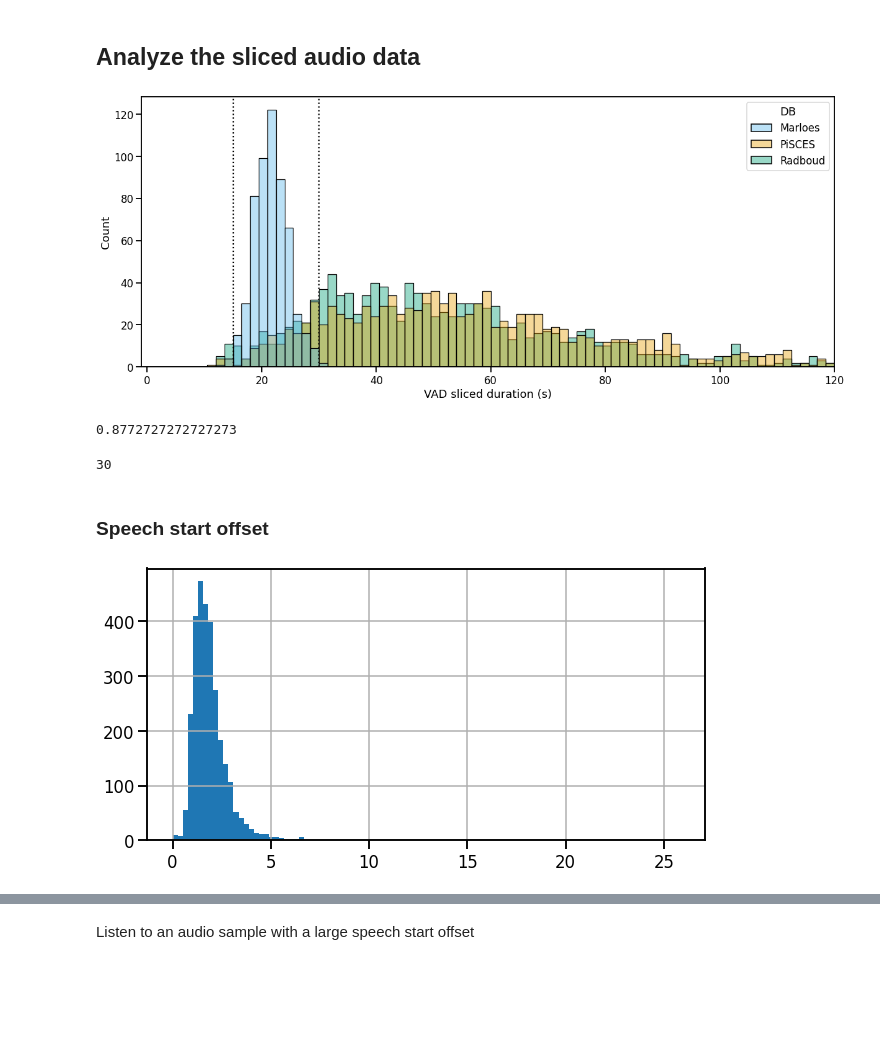
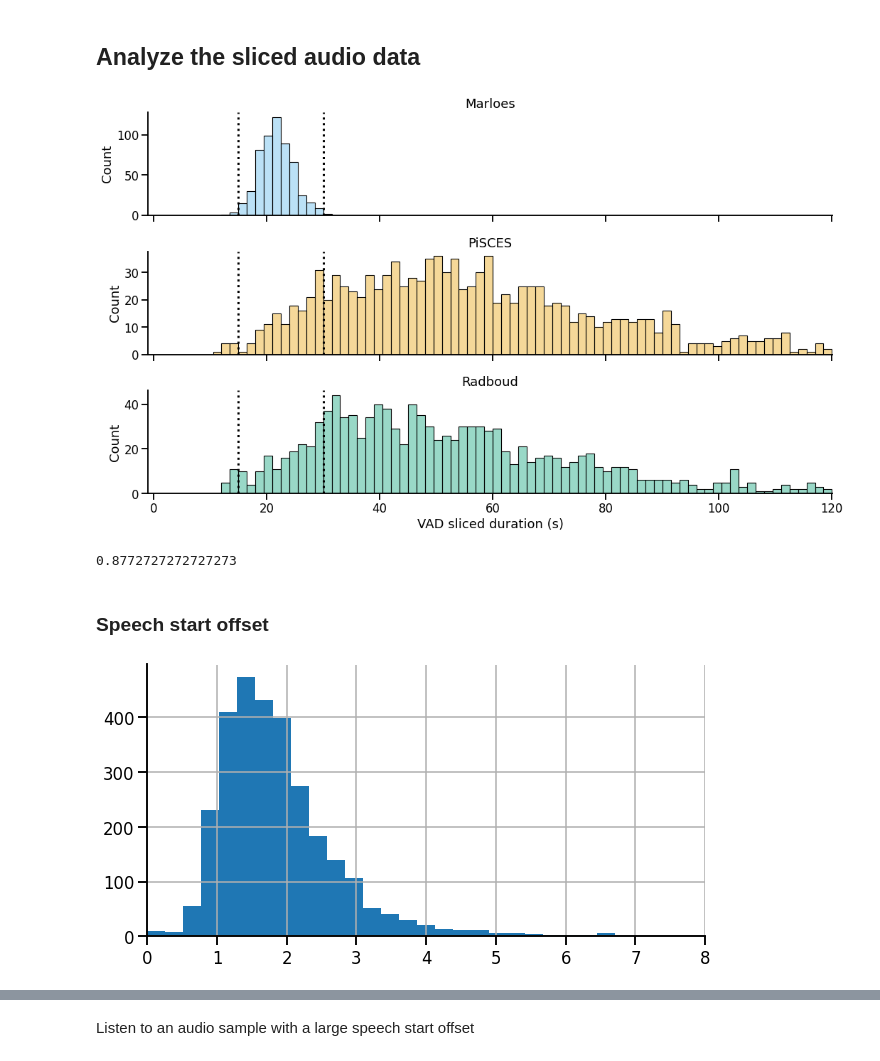
Before and after one commit to predict-idlab/gssp_analysis, a Jupyter notebook: notebooks/0.4_Process_audio_Parse_VAD_slice.ipynb, the cells around one changed output, grey strips where cells are left out. Saved outputs shown, nothing was run; the diff lists cells and outputs as text; code cells hidden in the pictures; blank space fills up the shorter version.

```diff
--- a/notebooks/0.4_Process_audio_Parse_VAD_slice.ipynb
+++ b/notebooks/0.4_Process_audio_Parse_VAD_slice.ipynb
@@ -240,34 +240,39 @@ from GSSP_utils.conf import color_palette
 # %%
 df_session = pd.read_parquet(loc_data_dir / "df_session_tot_cleaned_VAD.parquet")
 # %%
-fig, ax = plt.subplots(figsize=(20, 8))
+# fig, ax = plt.subplots(figsize=(20, 8))
 sns.set_context("talk")
-sns.histplot(
+g = sns.displot(
+    kind='hist',
     data=df_session,
     hue="DB",
+    row='DB',
     x="VAD_sliced_duration_s",
     # palette="Set3",
     palette=color_palette[1:2] + color_palette[:1] + color_palette[2:3],
-    ax=ax,
     alpha=0.4,
+    height=3,
+    aspect=5,
     bins=80,
     binrange=[0, 120],
+    facet_kws=dict(sharex=True, sharey=False),
 )
 
-ax.axvline(x=15, ls=":", c="black")
-ax.axvline(x=30, ls=":", c="black")
-ax.set_xlabel("VAD sliced duration (s)")
-ax.set_xlim(-1, 120)
+g.set_titles("{row_name}")
+# hide the legend
+g._legend.set_visible(False)
+
+for ax in g.axes.flat:
+    ax.axvline(x=15, ls=":", c="black", lw=3)
+    ax.axvline(x=30, ls=":", c="black", lw=3)
+    ax.set_xlabel("VAD sliced duration (s)")
+    ax.set_xlim(-1, 120.1)
 plt.show()
 # %% [output]
-[figure, old version]
+[figure, new version]
 # %%
 1 - sum((df_session.DB != 'Marloes') &(df_session.VAD_sliced_duration_s < 30)) / sum(df_session.DB != 'Marloes')
 # %% [output]
 0.8772727272727273
-# %%
-sum(df_session['VAD_sliced_duration_s'] < 15)
-# %% [output]
-30
 # %% [markdown]
 ### Speech start offset
@@ -274,5 +281,9 @@ sum(df_session['VAD_sliced_duration_s'] < 15)
 # %%
-df_session["VAD_speech_start_s"].dropna().hist(figsize=(10, 5), bins=100)
+ax = df_session["VAD_speech_start_s"].dropna().hist(figsize=(10, 5), bins=100)
+ax.set_xlim(0, 8)
+# hide the upper and right spines
+ax.spines["right"].set_visible(False)
+ax.spines["top"].set_visible(False)
 plt.show()
 # %% [output]
-[figure, old version]
+[figure, new version]
```
Also changed, not shown: parts of 10 cells of this notebook.
